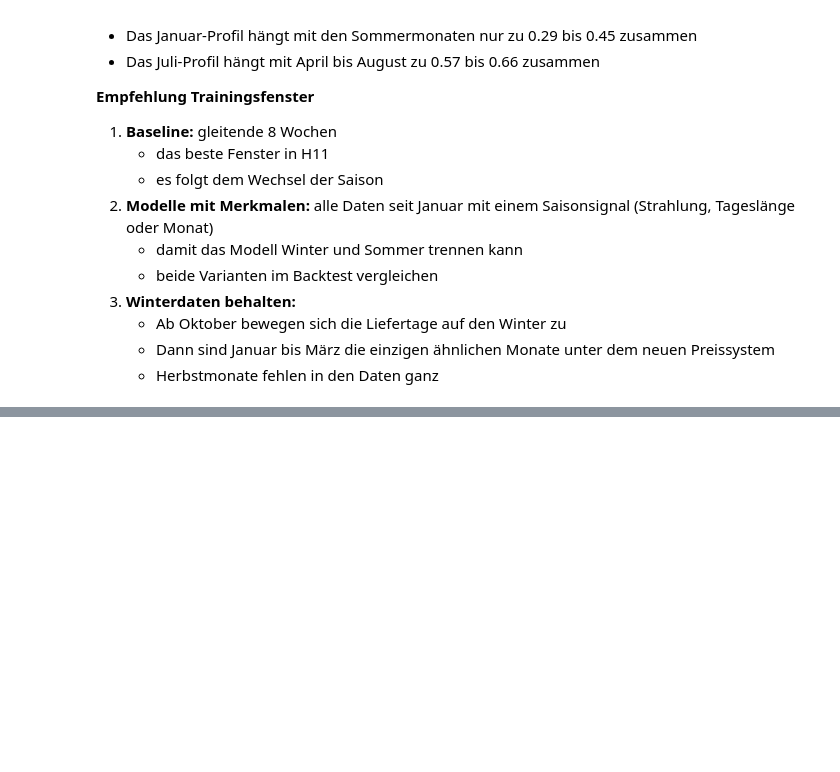
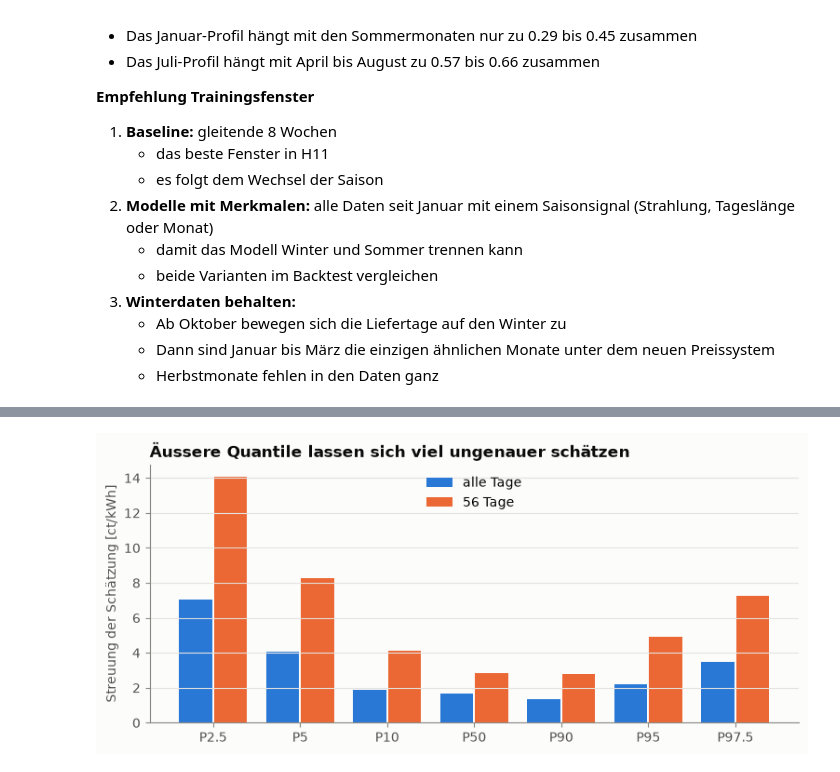
Before and after one commit to ibidreli/energy_price_prediction, a Jupyter notebook: notebooks/01_exploratory_data_analysis.ipynb, the cells around one changed output, grey strips where cells are left out. Drawn from its saved outputs; the diff is of its cells as text; code cells hidden in the pictures; blank space fills up the shorter version.

Commit message:
Derive evaluation design and metrics from the data (#41)

```diff
--- a/notebooks/01_exploratory_data_analysis.ipynb
+++ b/notebooks/01_exploratory_data_analysis.ipynb
@@ -1975,0 +2104,28 @@ Die Zusammenhänge sind nicht über alle Monate stabil. Im Frühling gibt es ein
+# %%
+#------------------------------------------------------------------------
+# Erwartete Anzahl Viertelstunden ausserhalb des Bands je Monat und Seite
+#------------------------------------------------------------------------
+per_month = ev.groupby(ev["timestamp_local"].dt.month).size()
+outside = pd.DataFrame({f"Band {int(cov * 100)} %": (per_month * (1 - cov) / 2).round(0) for cov in [0.8, 0.9, 0.95]})
+outside.index.name = "Monat"
+print(f"Viertelstunden je Monat: {per_month.min()} bis {per_month.max()}")
+print(outside.T.to_string())
+
+#---------------------------------------------------------------------
+# Bootstrap über ganze Tage: Quantile mit allen Tagen und mit 56 Tagen
+# 500 Ziehungen je Fenster, fester Zufallsstartwert
+#---------------------------------------------------------------------
+rng = np.random.default_rng(SEED)
+LEVELS = [0.025, 0.05, 0.1, 0.5, 0.9, 0.95, 0.975]
+values_by_day = [g.to_numpy() for _, g in ev.groupby(ev["timestamp_local"].dt.date)["aep_ct_kwh"]]
+boot_rows = []
+for label, n_days in [("alle Tage", len(values_by_day)), ("56 Tage", 56)]:
+    for _ in range(500):
+        picked = rng.choice(len(values_by_day), size=n_days, replace=True)
+        values = np.concatenate([values_by_day[i] for i in picked])
+        boot_rows.append({"Fenster": label, **{tau: np.quantile(values, tau) for tau in LEVELS}})
+boot = pd.DataFrame(boot_rows)
+quantile_spread = boot.groupby("Fenster")[LEVELS].agg(lambda s: s.quantile(0.95) - s.quantile(0.05)).T
+quantile_spread.index = [f"P{tau * 100:g}" for tau in LEVELS]
+quantile_spread["Schätzwert alle Tage"] = [ev["aep_ct_kwh"].quantile(tau) for tau in LEVELS]
+quantile_spread[["Schätzwert alle Tage", "alle Tage", "56 Tage"]].round(2)
@@ -1975,0 +2146,16 @@ Die Zusammenhänge sind nicht über alle Monate stabil. Im Frühling gibt es ein
+# %%
+#--------------------------------------------
+# Streuung der geschätzten Quantile je Niveau
+#--------------------------------------------
+fig, ax = plt.subplots(figsize=(9, 3.6))
+x = np.arange(len(quantile_spread))
+for offset, colour, label in [(-0.2, BLUE, "alle Tage"), (0.2, CATEGORICAL[1], "56 Tage")]:
+    ax.bar(x + offset, quantile_spread[label], width=0.38, color=colour, label=label)
+ax.set_xticks(x, quantile_spread.index)
+ax.set(ylabel="Streuung der Schätzung [ct/kWh]", title="Äussere Quantile lassen sich viel ungenauer schätzen")
+ax.legend(loc="upper center")
+ax.grid(axis="x", visible=False)
+save(fig, "eval_quantile_stability.png")
+plt.show()
+# %% [output]
+[figure, added]
```
Also changed, not shown: parts of 24 cells of this notebook, 9 other files.
